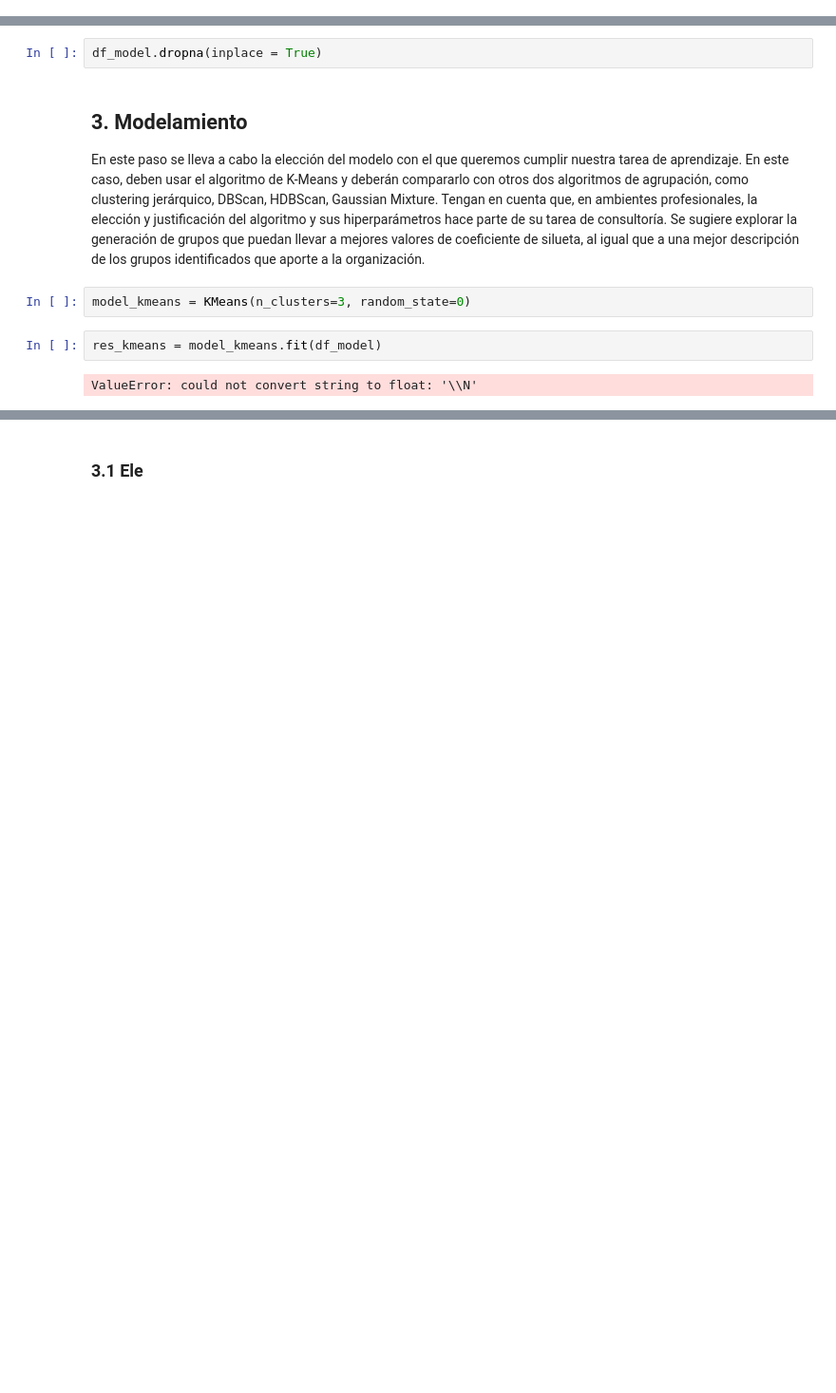
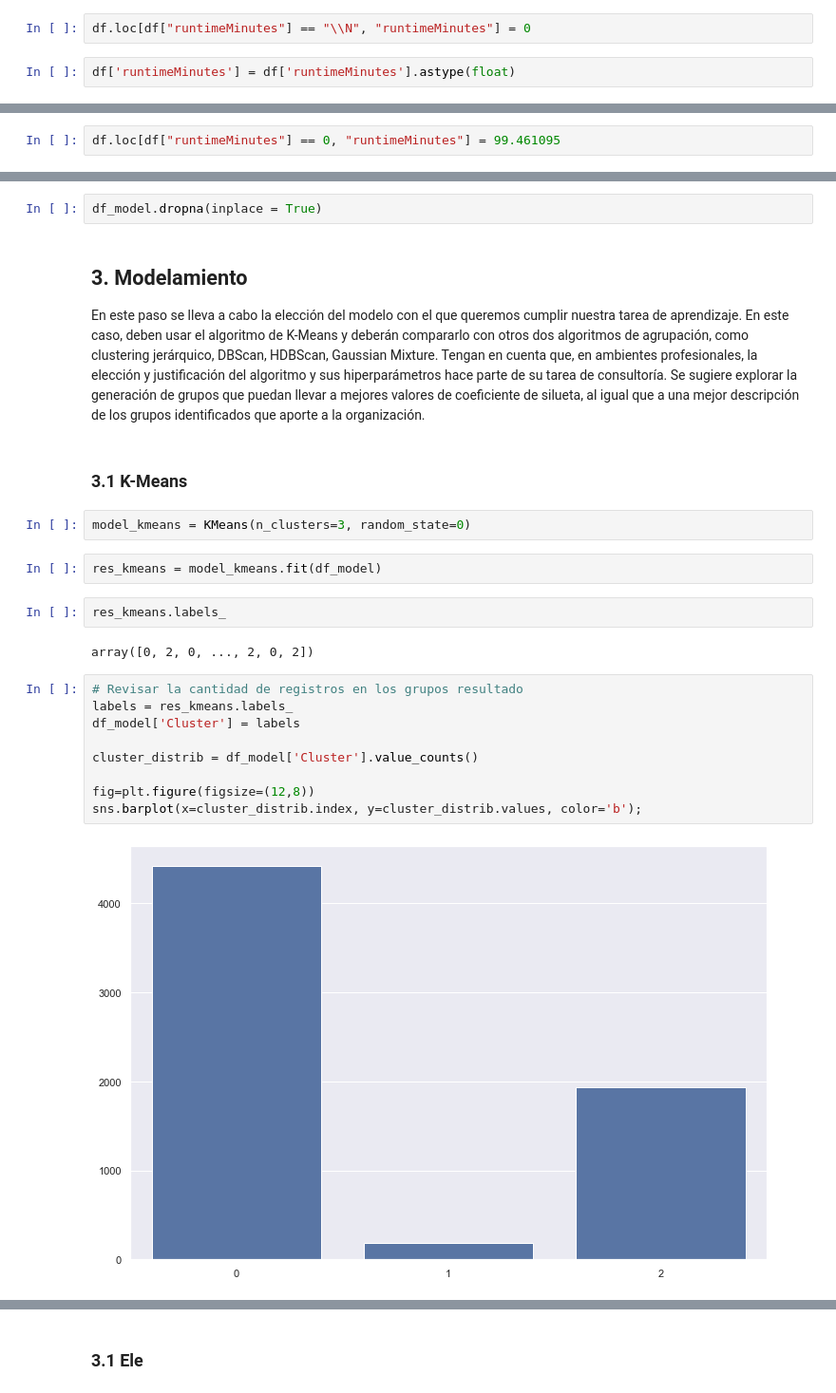
Before and after one commit to montejs3/Bi, a Jupyter notebook: LabBi/lab.ipynb, the cells around one changed output, grey strips where cells are left out. Shown at 95% size. Cells and saved outputs as stored; diff of their text form; blank space fills up the shorter version.

Commit message:
Correciones y K-means

```diff
--- a/LabBi/lab.ipynb
+++ b/LabBi/lab.ipynb
@@ -386,0 +383,4 @@ Name: startYear, dtype: float64
+# %%
+df.loc[df["runtimeMinutes"] == "\\N", "runtimeMinutes"] = 0
+# %%
+df['runtimeMinutes'] = df['runtimeMinutes'].astype(float)
@@ -386,0 +399,2 @@ Name: startYear, dtype: float64
+# %%
+df.loc[df["runtimeMinutes"] == 0, "runtimeMinutes"] = 99.461095
@@ -460,9 +466,24 @@ En este paso se lleva a cabo la elección del modelo con el que queremos cumplir
 En este caso, deben usar el algoritmo de K-Means y deberán compararlo con otros dos algoritmos de agrupación, como clustering jerárquico, DBScan, HDBScan, Gaussian Mixture.
 Tengan en cuenta que, en ambientes profesionales, la elección y justificación del algoritmo y sus hiperparámetros hace parte de su tarea de consultoría.
 Se sugiere explorar la generación de grupos que puedan llevar a mejores valores de coeficiente de silueta, al igual que a una mejor descripción de los grupos identificados que aporte a la organización.
+# %% [markdown]
+### 3.1 K-Means
 # %%
 model_kmeans = KMeans(n_clusters=3, random_state=0)
 # %%
 res_kmeans = model_kmeans.fit(df_model)
-# %% [output]
-ValueError: could not convert string to float: '\\N'
+# %%
+res_kmeans.labels_
+# %% [output]
+array([0, 2, 0, ..., 2, 0, 2])
+# %%
+# Revisar la cantidad de registros en los grupos resultado
+labels = res_kmeans.labels_
+df_model['Cluster'] = labels
+
+cluster_distrib = df_model['Cluster'].value_counts()
+
+fig=plt.figure(figsize=(12,8))
+sns.barplot(x=cluster_distrib.index, y=cluster_distrib.values, color='b');
+# %% [output]
+[figure, added]
```
Also changed, not shown: parts of 9 cells of this notebook.
